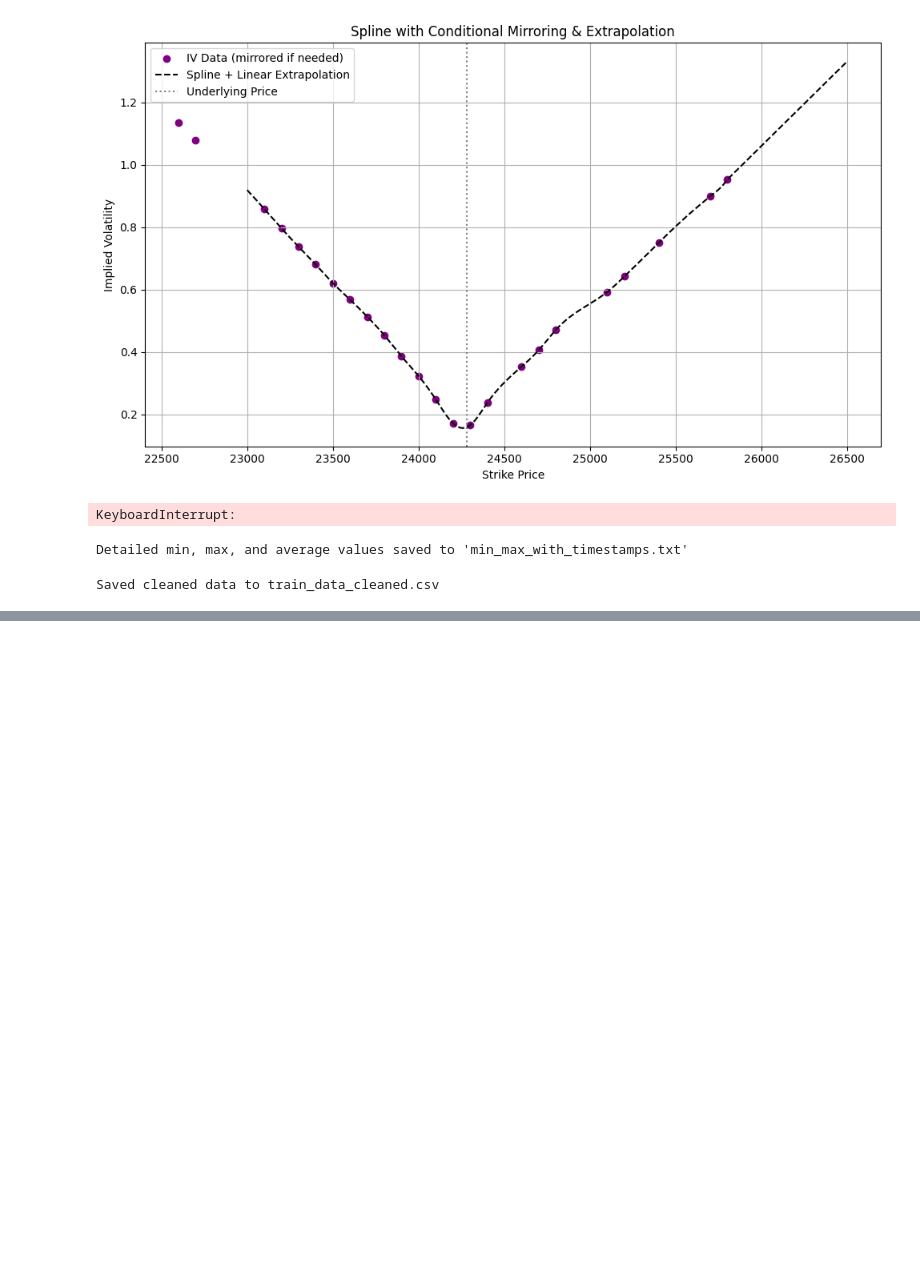
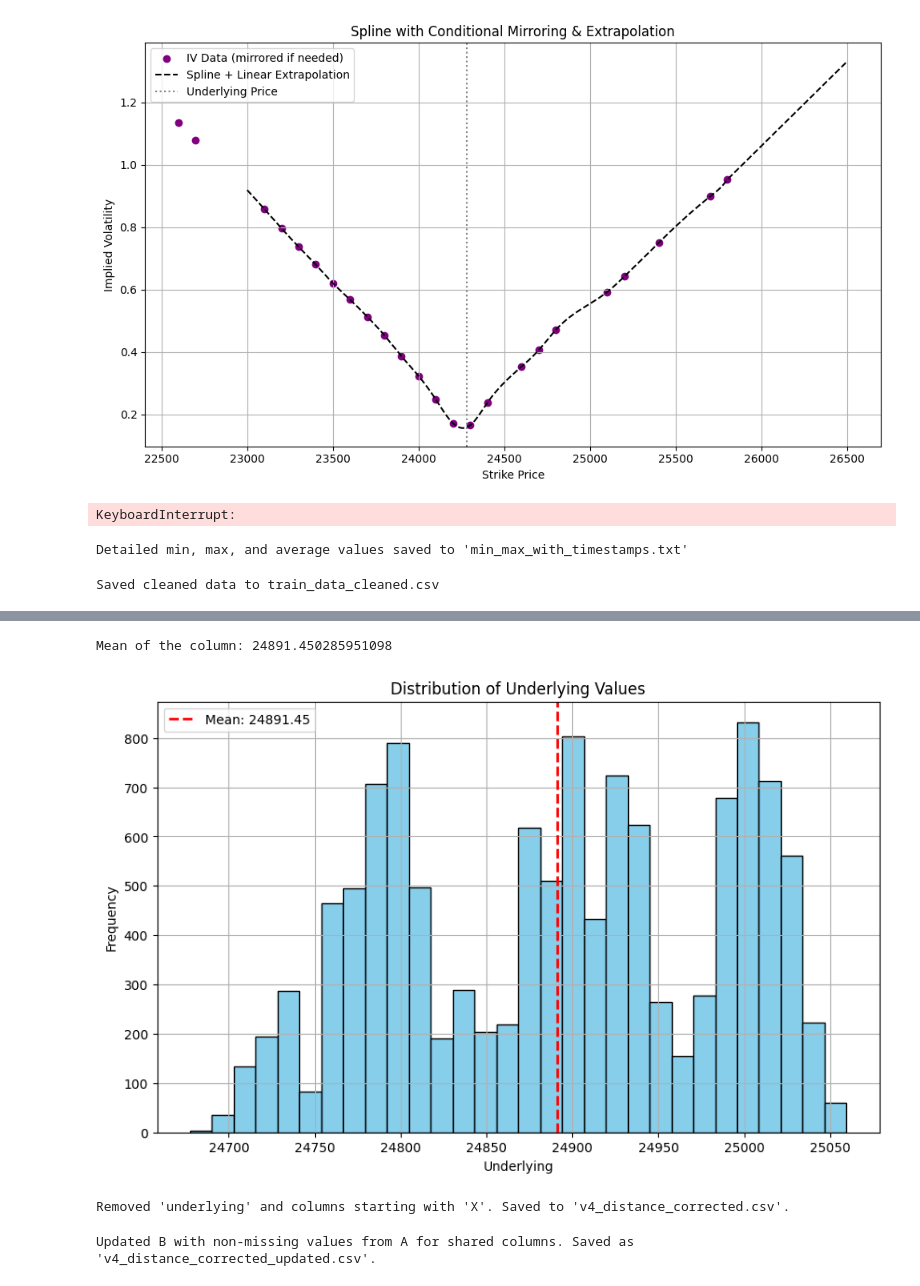
Before and after one commit to ag-arpitgoyal/nk-securities-research-hackathon-2025, a Jupyter notebook: misc.ipynb, the cells around one changed output, grey strips where cells are left out. Saved outputs shown, nothing was run; the diff lists cells and outputs as text; code cells hidden in the pictures; blank space fills up the shorter version.

```diff
--- a/misc.ipynb
+++ b/misc.ipynb
@@ -646,0 +694,22 @@ df.to_csv('train_data_cleaned.csv', index=False)
+# %%
+import pandas as pd
+from tabulate import tabulate
+
+# Load the CSV
+df = pd.read_csv("test_data.csv")  # Replace with your actual file name
+
+# Drop timestamp column if present
+if 'timestamp' in df.columns:
+    df = df.drop(columns=['timestamp'])
+
+# Compute statistics
+summary = df.describe().T
+
+# Reorder columns for readability
+summary = summary[['mean', 'min', 'max', 'std']]
+
+# Save nicely formatted table
+with open("test_iv_data_summary.txt", "w") as f:
+    f.write(tabulate(summary, headers="keys", tablefmt="grid", floatfmt=".6f"))
+
+print("Aligned summary table saved to test_iv_data_summary.txt")
@@ -646,0 +1070,58 @@ df.to_csv('train_data_cleaned.csv', index=False)
+# %%
+import pandas as pd
+import matplotlib.pyplot as plt
+
+# Load the CSV file
+df = pd.read_csv('new_test_data_filtered.csv')
+
+# Calculate the mean
+mean_value = df['underlying'].mean()
+print(f"Mean of the column: {mean_value}")
+
+# Plotting the distribution of the 'underlying' column
+plt.figure(figsize=(10, 6))
+plt.hist(df['underlying'], bins=30, color='skyblue', edgecolor='black')
+plt.axvline(mean_value, color='red', linestyle='dashed', linewidth=2, label=f'Mean: {mean_value:.2f}')
+plt.title('Distribution of Underlying Values')
+plt.xlabel('Underlying')
+plt.ylabel('Frequency')
+plt.legend()
+plt.grid(True)
+plt.show()
+# %% [output]
+Mean of the column: 24891.450285951098
+[figure, added]
+# %%
+import pandas as pd
+
+# Load the CSV file
+df = pd.read_csv('v4_distance_corrected.csv')  # Replace with your actual file
+
+# Drop 'underlying' and columns starting with 'X'
+df = df.drop(columns=[col for col in df.columns if col == 'underlying' or col.startswith('X')])
+
+# Save the modified DataFrame to a new CSV
+df.to_csv('v4_distance_corrected.csv', index=False)
+
+print("Removed 'underlying' and columns starting with 'X'. Saved to 'v4_distance_corrected.csv'.")
+# %% [output]
+Removed 'underlying' and columns starting with 'X'. Saved to 'v4_distance_corrected.csv'.
+# %%
+import pandas as pd
+
+# Load both CSV files
+df_a = pd.read_csv('new_test_data.csv')   # Has missing values but more accurate
+df_b = pd.read_csv('v4_distance_corrected.csv')    # Complete data but less accurate
+
+# Only consider columns that exist in B
+common_columns = df_b.columns.intersection(df_a.columns)
+
+# Update B with non-missing values from A, only for shared columns
+df_b[common_columns] = df_b[common_columns].where(df_a[common_columns].isna(), df_a[common_columns])
+
+# Save the updated B to a new file
+df_b.to_csv('v4_distance_corrected_updated.csv', index=False)
+
+print("Updated B with non-missing values from A for shared columns. Saved as 'v4_distance_corrected_updated.csv'.")
+# %% [output]
+Updated B with non-missing values from A for shared columns. Saved as 'v4_distance_corrected_updated.csv'.
```
Also changed, not shown: parts of 23 cells of this notebook, 36 other files.
